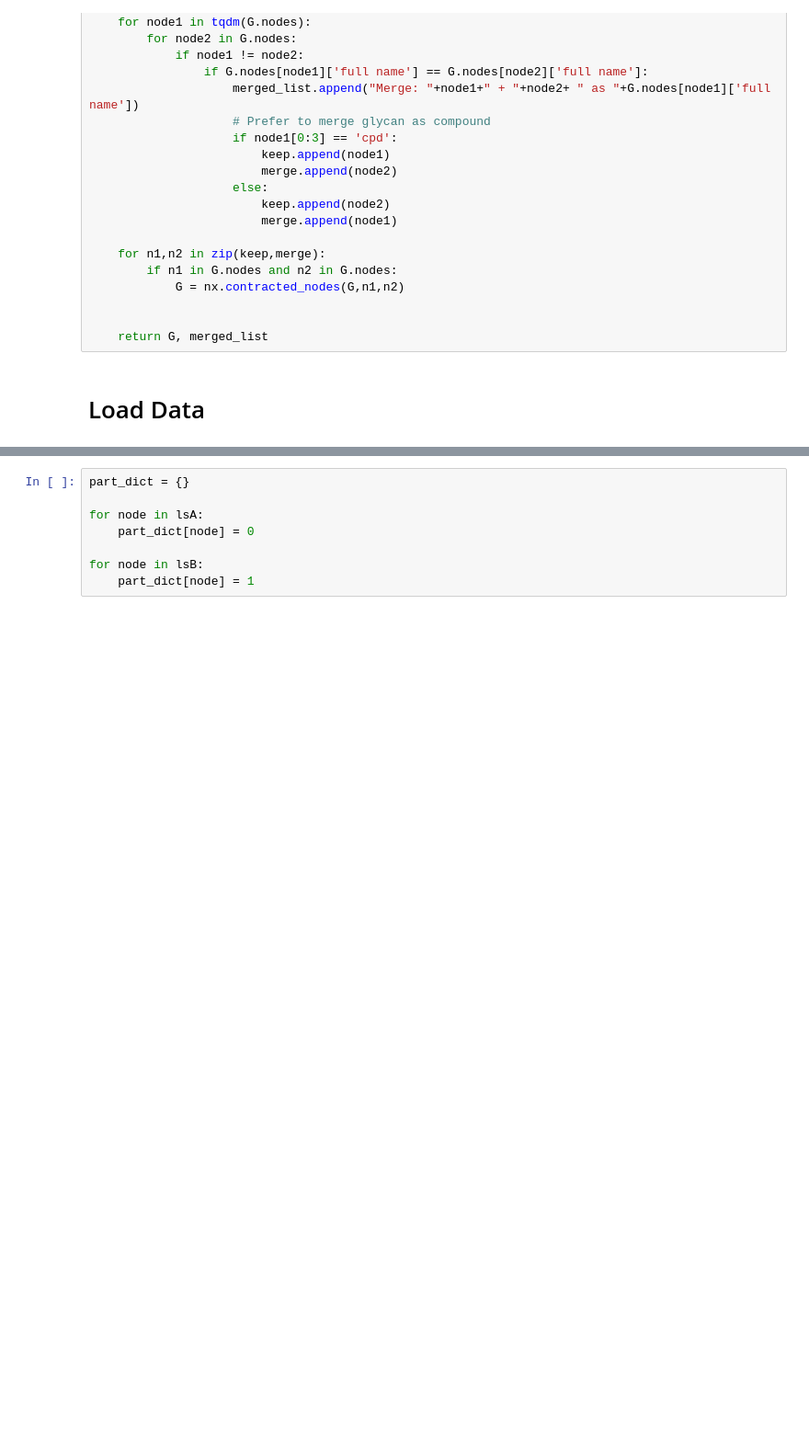
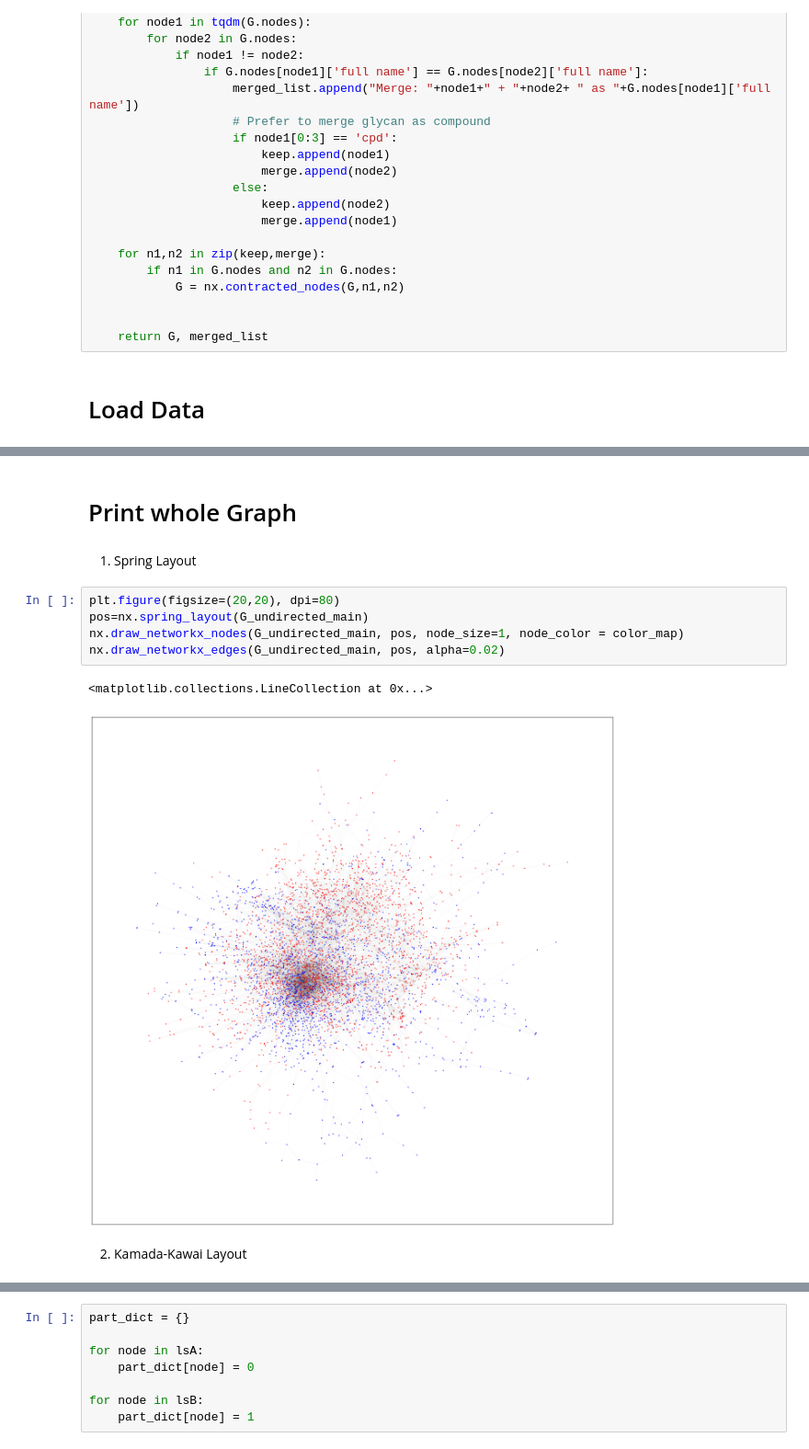
Before and after one commit to neomasmanidis/BERT-medical-correlations, a Jupyter notebook: KEGG Undirected Graph Dataset/KEGG Undirected Graph Split EDA.ipynb, the cells around one changed output, grey strips where cells are left out. Shown at 92% size. Cells and saved outputs as stored; diff of their text form; blank space fills up the shorter version.

```diff
--- a/KEGG Undirected Graph Dataset/KEGG Undirected Graph Split EDA.ipynb
+++ b/KEGG Undirected Graph Dataset/KEGG Undirected Graph Split EDA.ipynb
@@ -246,2 +184,16 @@ lsB = list(df_nodes_B['0'])
+# %% [markdown]
+# Print whole Graph
+# %% [markdown]
+1. Spring Layout
+# %%
+plt.figure(figsize=(20,20), dpi=80)
+pos=nx.spring_layout(G_undirected_main)
+nx.draw_networkx_nodes(G_undirected_main, pos, node_size=1, node_color = color_map)
+nx.draw_networkx_edges(G_undirected_main, pos, alpha=0.02)
+# %% [output]
+<matplotlib.collections.LineCollection at 0x...>
+[figure, added]
+# %% [markdown]
+2. Kamada-Kawai Layout
 # %%
 plt.figure(figsize=(20,20), dpi=80)
```
Also changed, not shown: parts of 18 cells of this notebook, 1 other file.
